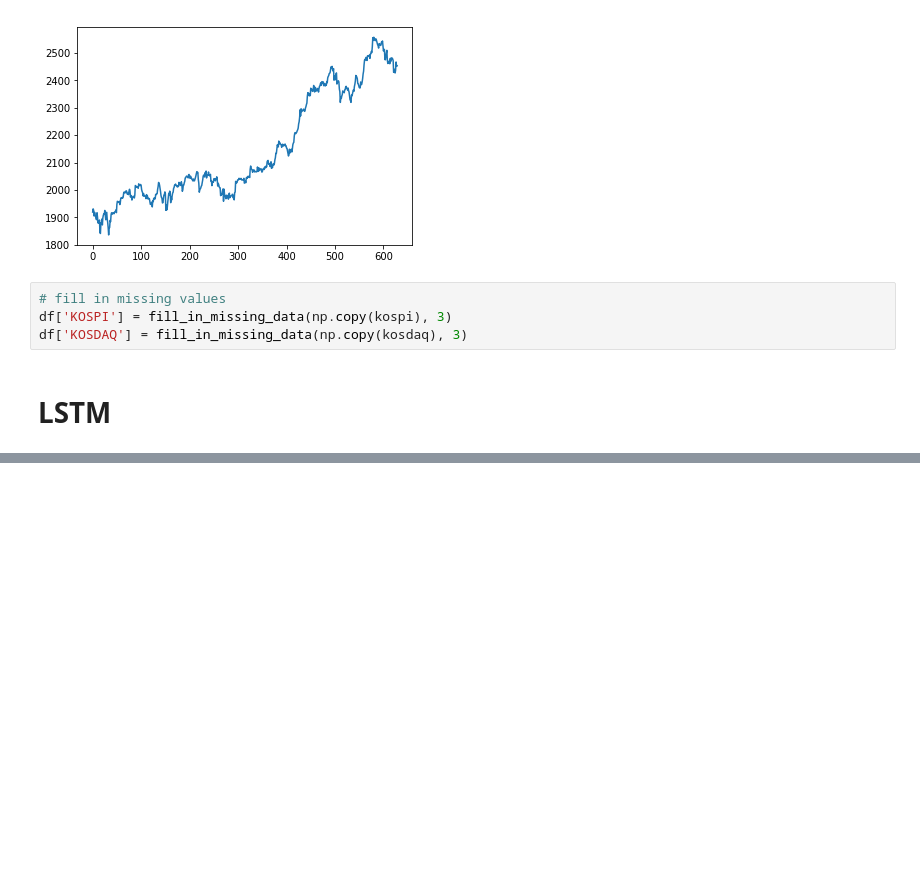
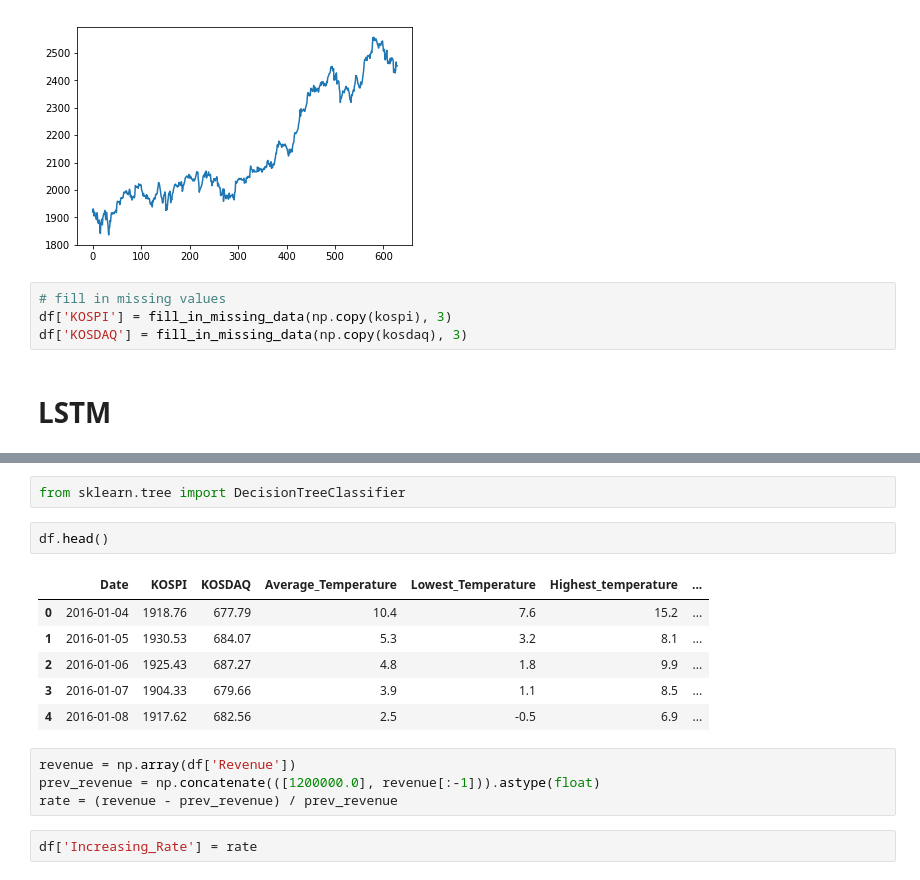
Before and after one commit to jhun0324/DL-Tutorial, a Jupyter notebook: data.ipynb, the cells around one changed output, grey strips where cells are left out. Saved outputs shown, nothing was run; the diff lists cells and outputs as text; blank space fills up the shorter version.

```diff
--- a/data.ipynb
+++ b/data.ipynb
@@ -245,0 +282,17 @@ RMSE : 0.265641927719
+# %%
+from sklearn.tree import DecisionTreeClassifier
+# %%
+df.head()
+# %% [output]
+|  | Date | KOSPI | KOSDAQ | Average_Temperature | Lowest_Temperature | Highest_temperature | ... |
+| 0 | 2016-01-04 | 1918.76 | 677.79 | 10.4 | 7.6 | 15.2 | ... |
+| 1 | 2016-01-05 | 1930.53 | 684.07 | 5.3 | 3.2 | 8.1 | ... |
+| 2 | 2016-01-06 | 1925.43 | 687.27 | 4.8 | 1.8 | 9.9 | ... |
+| 3 | 2016-01-07 | 1904.33 | 679.66 | 3.9 | 1.1 | 8.5 | ... |
+| 4 | 2016-01-08 | 1917.62 | 682.56 | 2.5 | -0.5 | 6.9 | ... |
+# %%
+revenue = np.array(df['Revenue'])
+prev_revenue = np.concatenate(([1200000.0], revenue[:-1])).astype(float)
+rate = (revenue - prev_revenue) / prev_revenue
+# %%
+df['Increasing_Rate'] = rate
```
Also changed, not shown: parts of 35 cells of this notebook, 1 other file.
